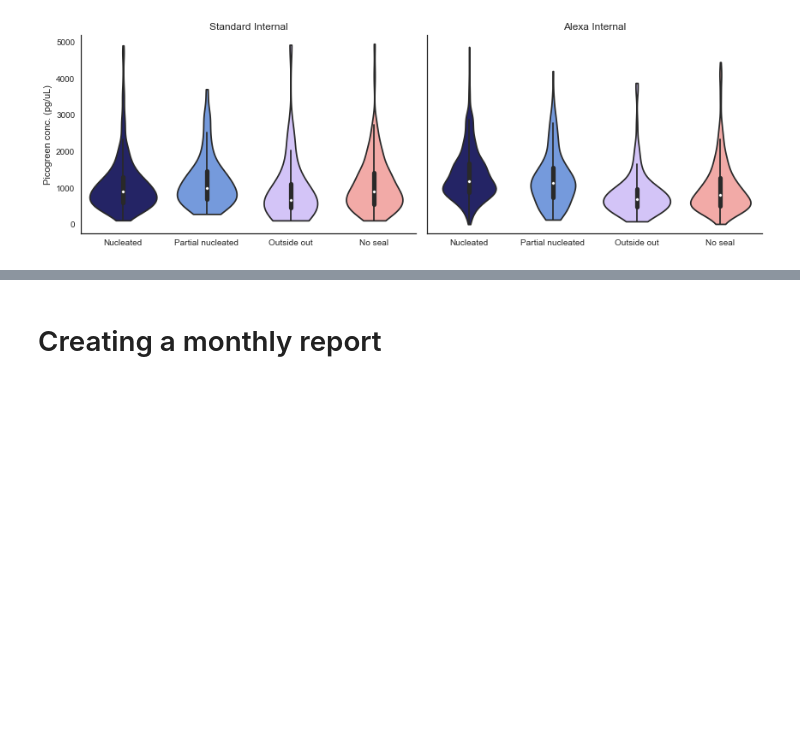
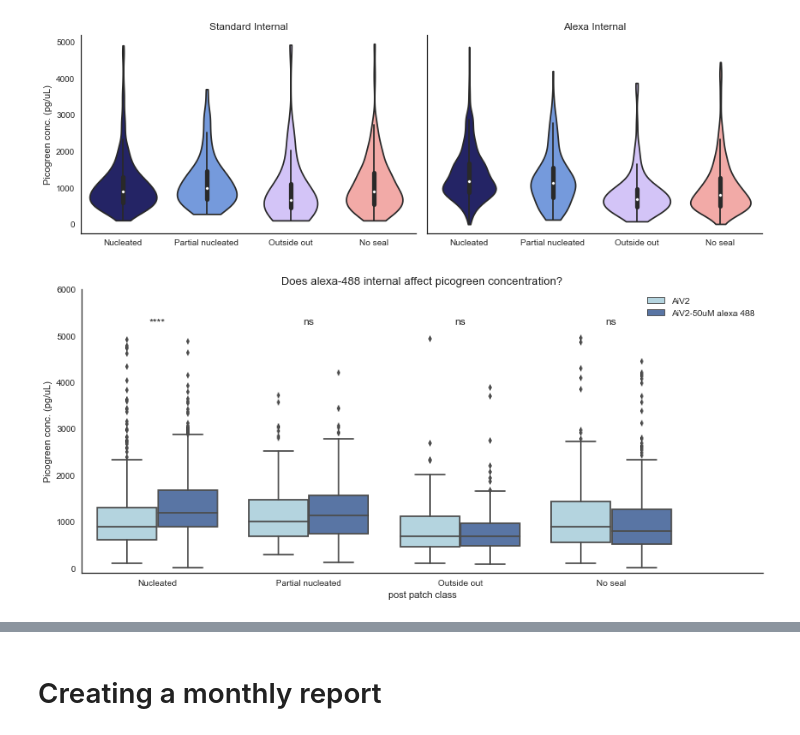
Before and after one commit to lindsayng/analysis, a Jupyter notebook: LN_poster_analysis.ipynb, the cells around one changed output, grey strips where cells are left out. Saved outputs shown, nothing was run; the diff lists cells and outputs as text; code cells hidden in the pictures; blank space fills up the shorter version.

Commit message:
made a picogreen vs alexa plot

```diff
--- a/LN_poster_analysis.ipynb
+++ b/LN_poster_analysis.ipynb
@@ -620,3 +624,31 @@ sns.despine()
 #plt.savefig("picogreen-alexa vs standard", dpi=100)
 # %% [output]
 [figure]
+# %%
+fig, ax = plt.subplots(figsize=(14,6))
+sns.boxplot(x="post patch class", y="Picogreen conc. (pg/uL)", data=ps2, hue = "Internal version", palette= {"AiV2-50uM alexa 488":'b', "AiV2":'lightblue'})
+plt.ylim(-100,6000)
+plt.xlim(-0.5,4)
+plt.title("Does alexa-488 internal affect picogreen concentration?", fontsize = 13)
+plt.legend(loc = 'upper right')
+sns.despine()
+
+x1, x2 = 0, 0
+y, h, col = 1, 2, 'k'
+plt.text((x1+x2)*.5, y+5200, "****", ha='center', va='bottom')
+
+x1, x2 = 1, 1
+y, h, col = 1, 2, 'k'
+plt.text((x1+x2)*.5, y+5200, "ns", ha='center', va='bottom')
+
+x1, x2 = 2, 2
+y, h, col = 1, 2, 'k'
+plt.text((x1+x2)*.5, y+5200, "ns", ha='center', va='bottom')
+
+x1, x2 = 3, 3
+y, h, col = 1, 2, 'k'
+plt.text((x1+x2)*.5, y+5200, "ns", ha='center', va='bottom')
+
+plt.savefig("C:/users/lindsayn/documents/github/analysis/figures/PG_standard_vs_alexa", dpi=100)
+# %% [output]
+[figure, added]
```
Also changed, not shown: parts of 3 cells of this notebook, 1 other file.
